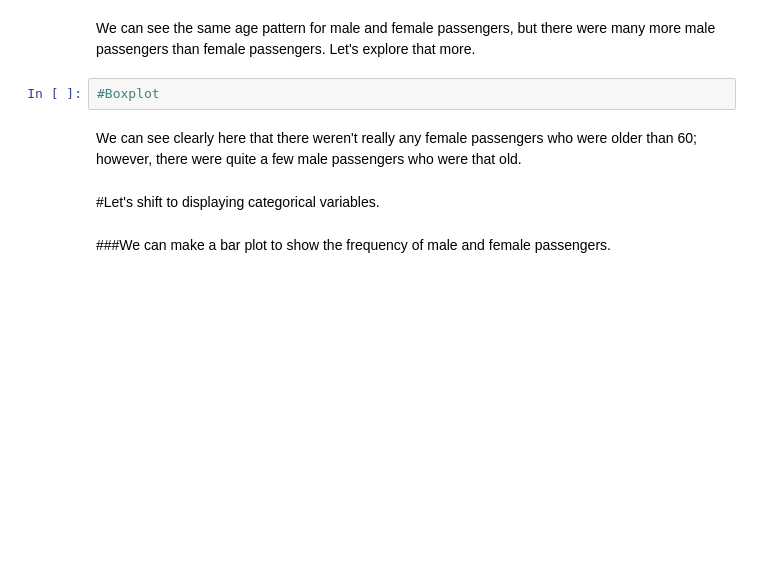
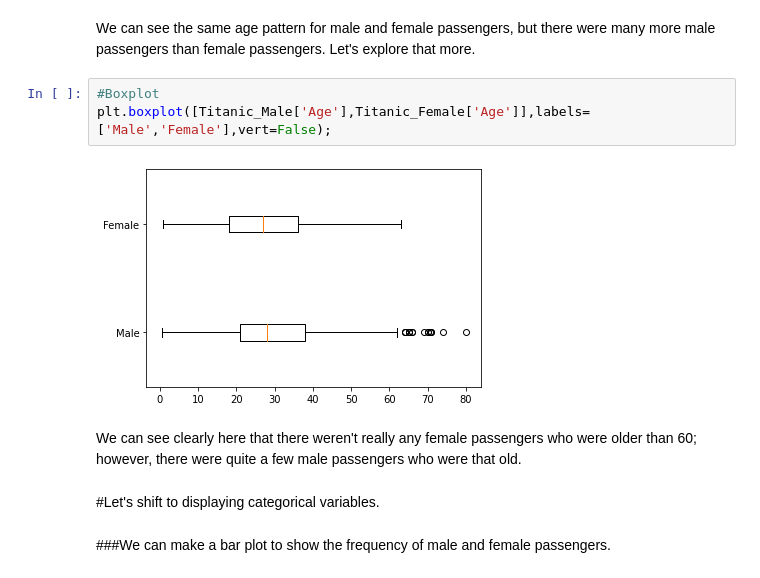
Before and after one commit to mariokart345/DS-Unit-1-Sprint-1-Data-Wrangling-and-Storytelling, a Jupyter notebook: module4-make-explanatory-visualizations/LS_DS_114_Make_Explanatory_Visualizations.ipynb, the cells around one changed output. Drawn from its saved outputs; the diff is of its cells as text; blank space fills up the shorter version.

```diff
--- a/module4-make-explanatory-visualizations/LS_DS_114_Make_Explanatory_Visualizations.ipynb
+++ b/module4-make-explanatory-visualizations/LS_DS_114_Make_Explanatory_Visualizations.ipynb
@@ -253,7 +290,10 @@ Here we will overalay the age of titanic passengers by sex to see if there was a
 # %% [markdown]
 We can see the same age pattern for male and female passengers, but there were many more male passengers than female passengers.  Let's explore that more.
-# %%
-#Boxplot
+# %%
+#Boxplot
+plt.boxplot([Titanic_Male['Age'],Titanic_Female['Age']],labels=['Male','Female'],vert=False);
+# %% [output]
+[figure, added]
 # %% [markdown]
 We can see clearly here that there weren't really any female passengers who were older than 60; however, there were quite a few male passengers who were that old.
 # %% [markdown]
```
Also changed, not shown: parts of 12 cells of this notebook.
